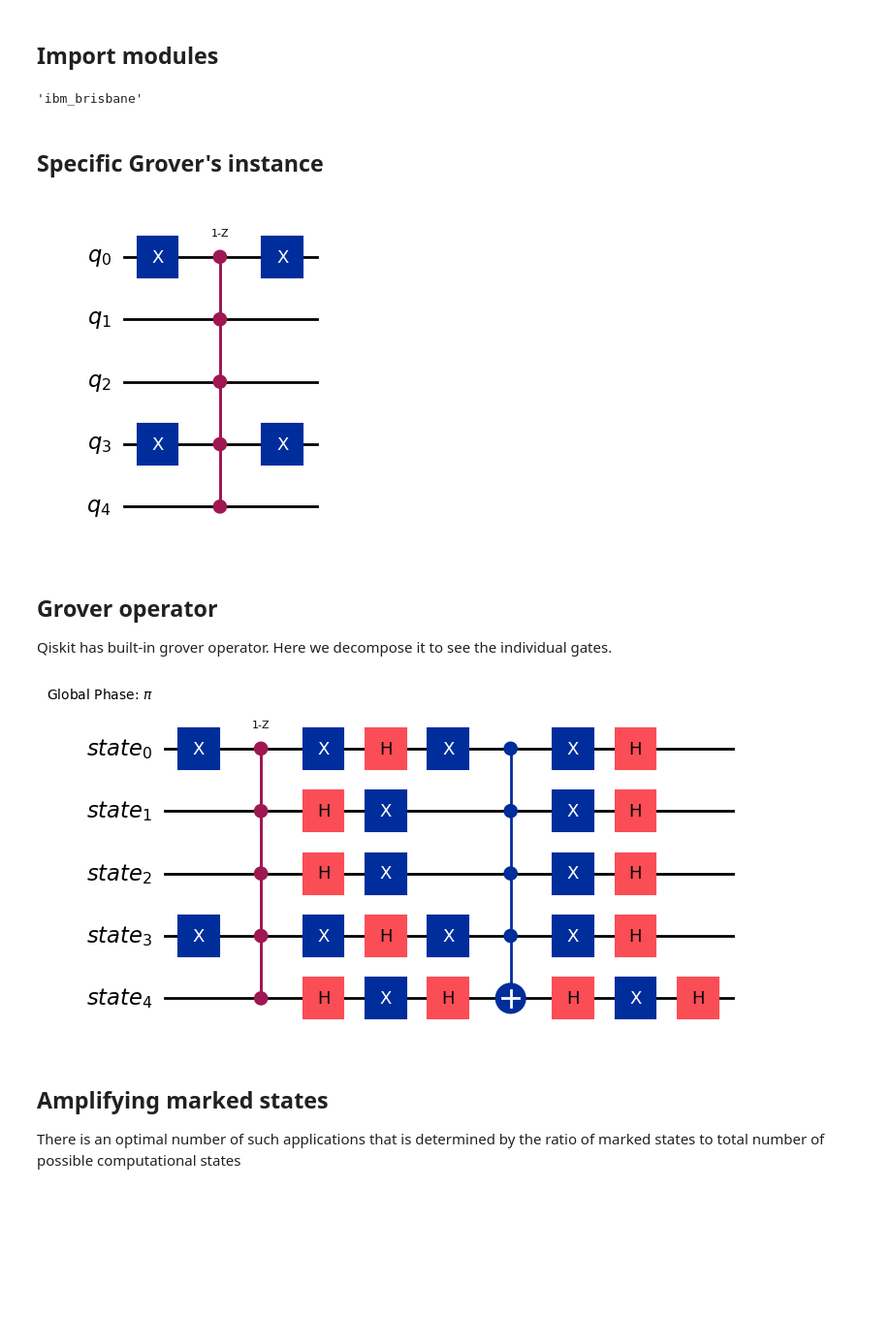
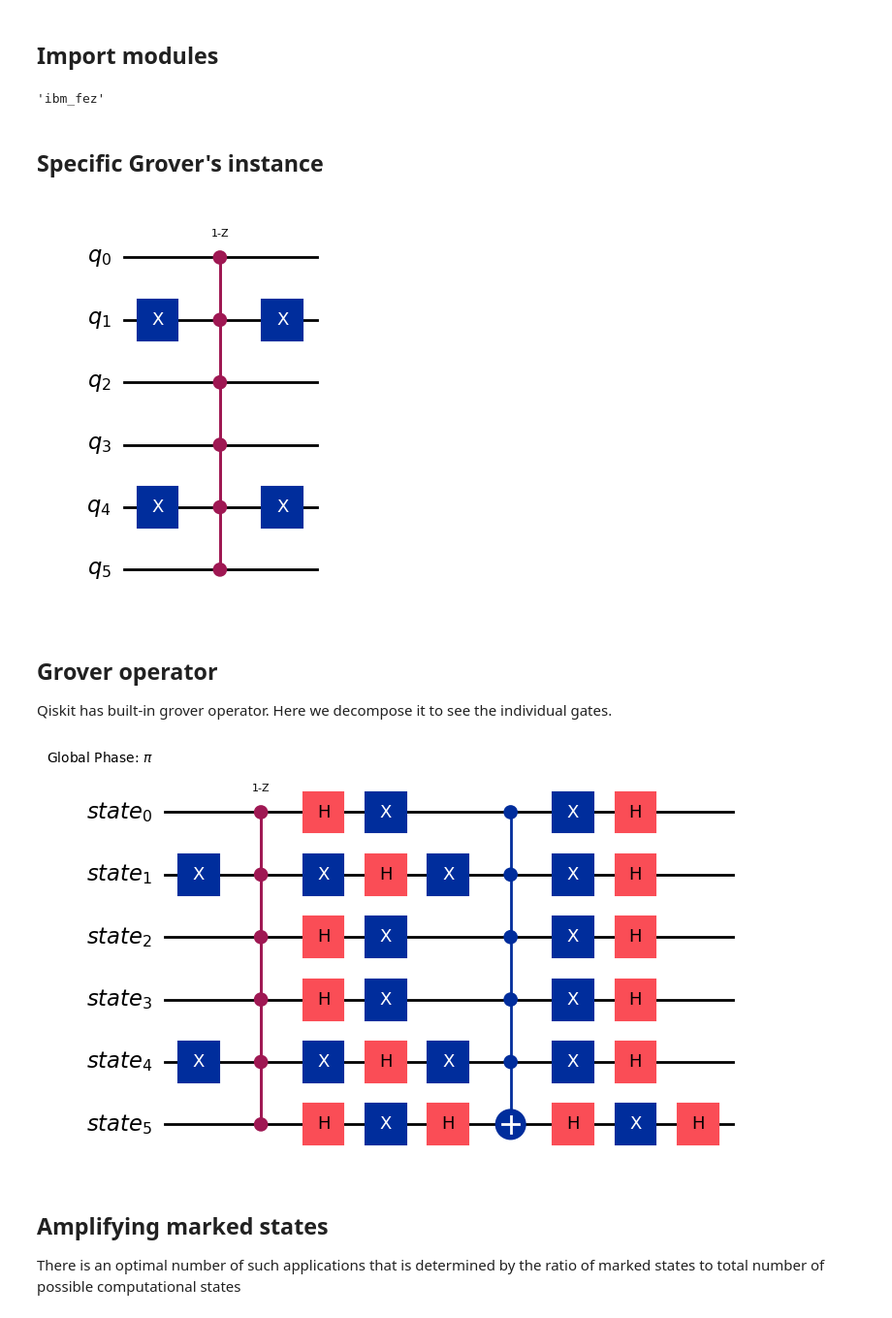
Before and after one commit to 42-Slices-of-Cheese/Qiskit_Projects, a Jupyter notebook: Grover_Algorithm/increased-qubits.ipynb, the cells around one changed output. Shown at 97% size. Drawn from its saved outputs; the diff is of its cells as text; code cells hidden in the pictures; blank space fills up the shorter version.

```diff
--- a/Grover_Algorithm/increased-qubits.ipynb
+++ b/Grover_Algorithm/increased-qubits.ipynb
@@ -16,11 +16,11 @@ from qiskit_ibm_runtime import QiskitRuntimeService
 from qiskit_ibm_runtime import SamplerV2 as Sampler
 # %%
 # To run on hardware, select the backend with the fewest number of jobs in the queue
-service = QiskitRuntimeService(channel="ibm_quantum")
+service = QiskitRuntimeService()
 backend = service.least_busy(operational=True, simulator=False)
 backend.name
 # %% [output]
-'ibm_brisbane'
+'ibm_fez'
 # %%
 def grover_oracle(marked_states):
     """Build a Grover oracle for multiple marked states
@@ -55,12 +55,12 @@ def grover_oracle(marked_states):
 ## Specific Grover's instance
 # %%
 # marked_states = ["10110", "11001"]
-marked_states = ["10110"]
+marked_states = ["101101"]
 
 oracle = grover_oracle(marked_states)
 oracle.draw(output="mpl", style="iqp")
 # %% [output]
-[figure, old version]
+[figure, new version]
 # %% [markdown]
 ## Grover operator
 Qiskit has built-in grover operator. Here we decompose it to see the individual gates.
@@ -68,7 +68,7 @@ Qiskit has built-in grover operator. Here we decompose it to see the individual
 grover_op = GroverOperator(oracle)
 grover_op.decompose().draw(output="mpl", style="iqp")
 # %% [output]
-[figure, old version]
+[figure, new version]
 # %% [markdown]
 ## Amplifying marked states
 There is an optimal number of such applications that is determined by the ratio of marked states to total number of possible computational states
```
Also changed, not shown: parts of 2 cells of this notebook, 7 other files.
